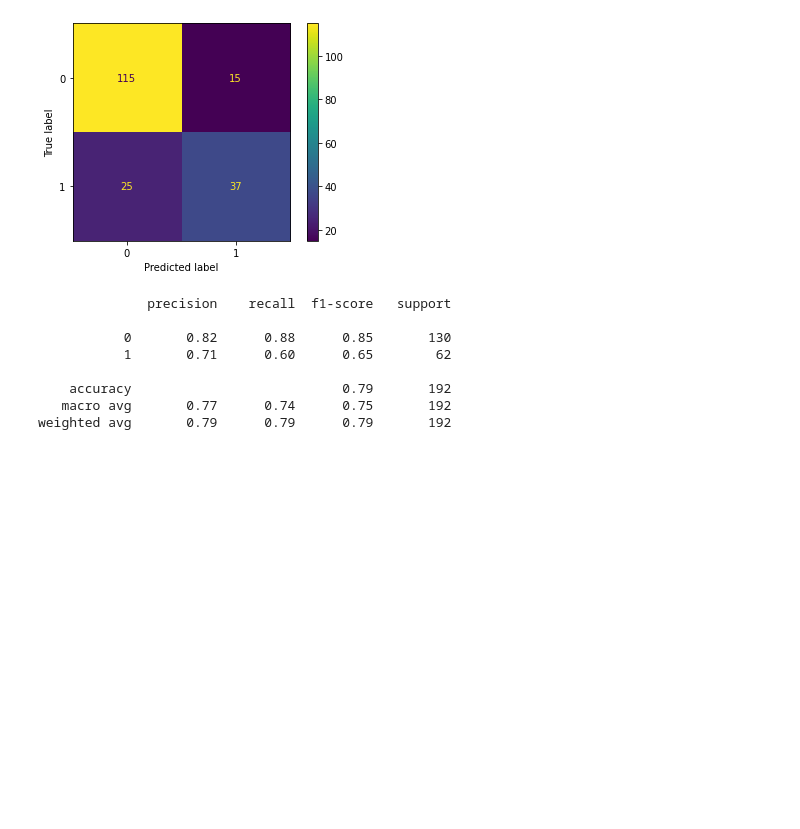
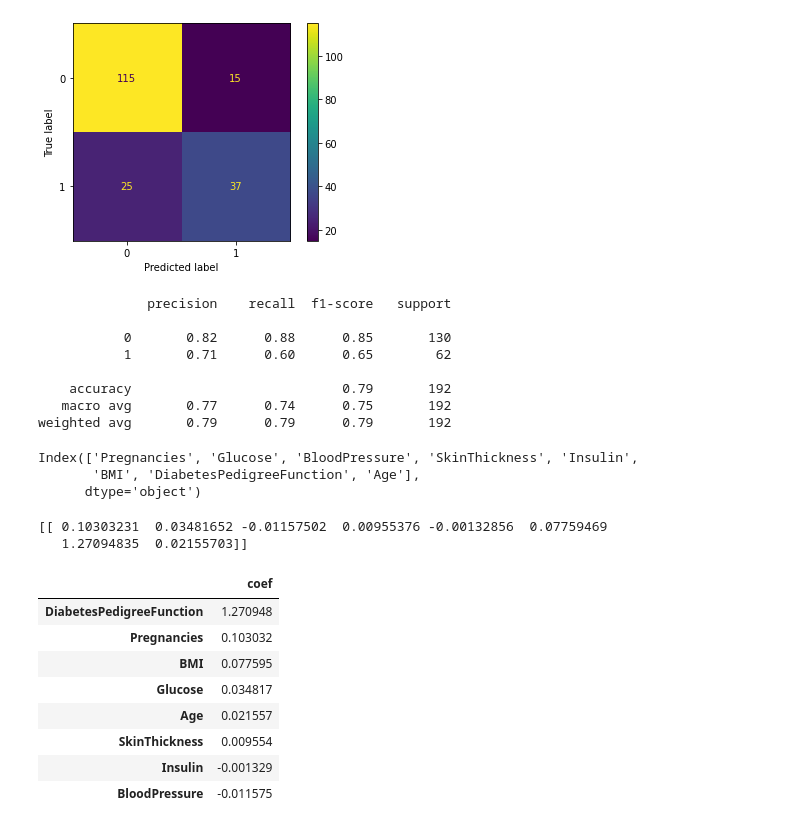
Before and after one commit to AIBiology/Jupyter_Content, a Jupyter notebook: Classification.ipynb, the cells around one changed output. Saved outputs shown, nothing was run; the diff lists cells and outputs as text; code cells hidden in the pictures; blank space fills up the shorter version.

```diff
--- a/Classification.ipynb
+++ b/Classification.ipynb
@@ -239,9 +276,9 @@ diabetes.describe()
 # %%
 # Setup train/test data
 
-x= diabetes[['Pregnancies','Glucose','BloodPressure', 'SkinThickness', 'Insulin',
-            'BMI', 'DiabetesPedigreeFunction', 'Age']]
+# Get the y values and drop from df
 y= diabetes.Outcome
+x= diabetes.drop(columns='Outcome')
 
 # Split to 75% train, 25% test
 x_train, x_test, y_train, y_test = train_test_split(x, y, test_size=0.25, random_state=0)
@@ -287,3 +320,25 @@ print(classification_report(y_test, model.predict(x_test)))
     accuracy                           0.79       192
    macro avg       0.77      0.74      0.75       192
 weighted avg       0.79      0.79      0.79       192
+# %%
+x.columns
+# %% [output]
+Index(['Pregnancies', 'Glucose', 'BloodPressure', 'SkinThickness', 'Insulin',
+       'BMI', 'DiabetesPedigreeFunction', 'Age'],
+      dtype='object')
+# %%
+print(model.coef_)
+
+pd.DataFrame(np.transpose(model.coef_), x.columns, columns=['coef']).sort_values(by='coef', ascending=False)
+# %% [output]
+[[ 0.10303231  0.03481652 -0.01157502  0.00955376 -0.00132856  0.07759469
+   1.27094835  0.02155703]]
+|  | coef |
+| DiabetesPedigreeFunction | 1.270948 |
+| Pregnancies | 0.103032 |
+| BMI | 0.077595 |
+| Glucose | 0.034817 |
+| Age | 0.021557 |
+| SkinThickness | 0.009554 |
+| Insulin | -0.001329 |
+| BloodPressure | -0.011575 |
```
Also changed, not shown: parts of 20 cells of this notebook, 1 other file.
